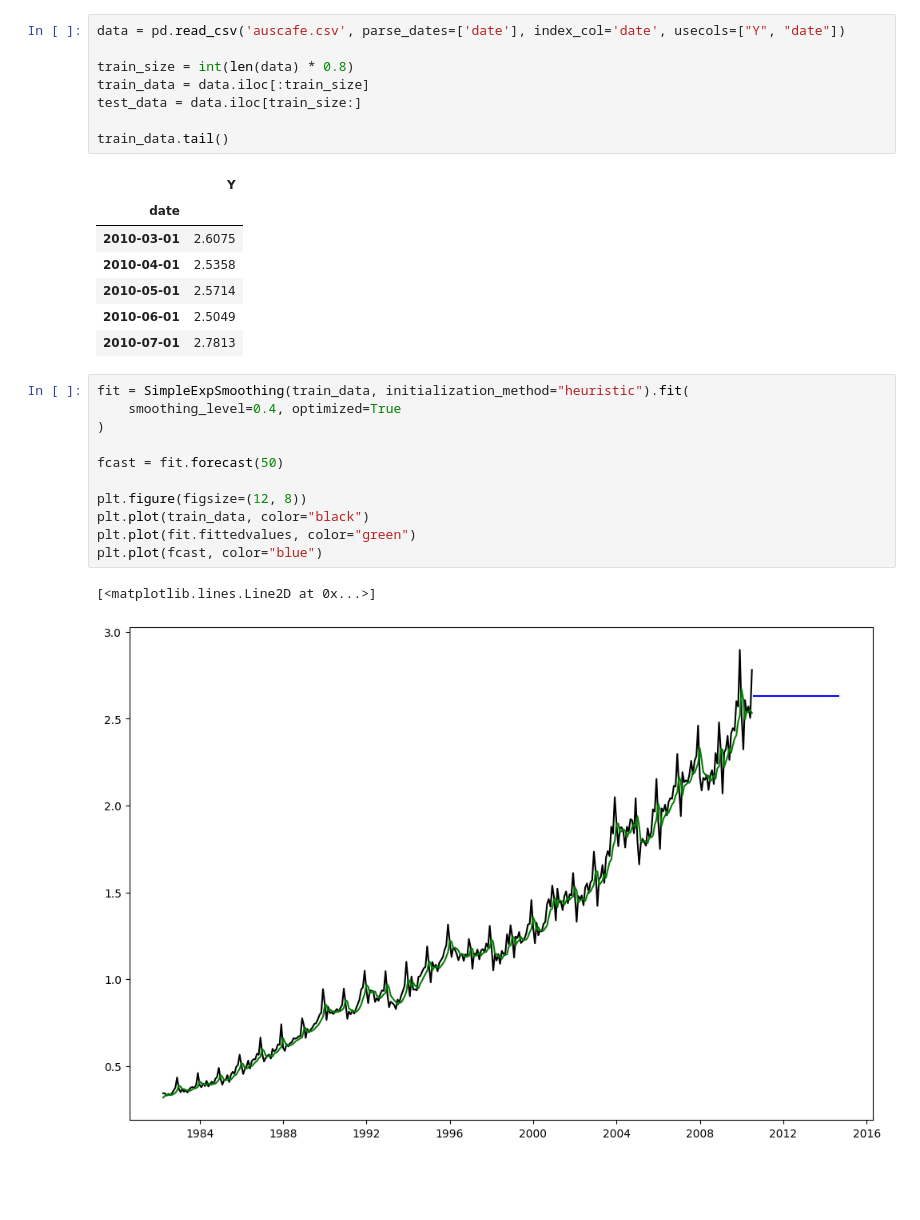
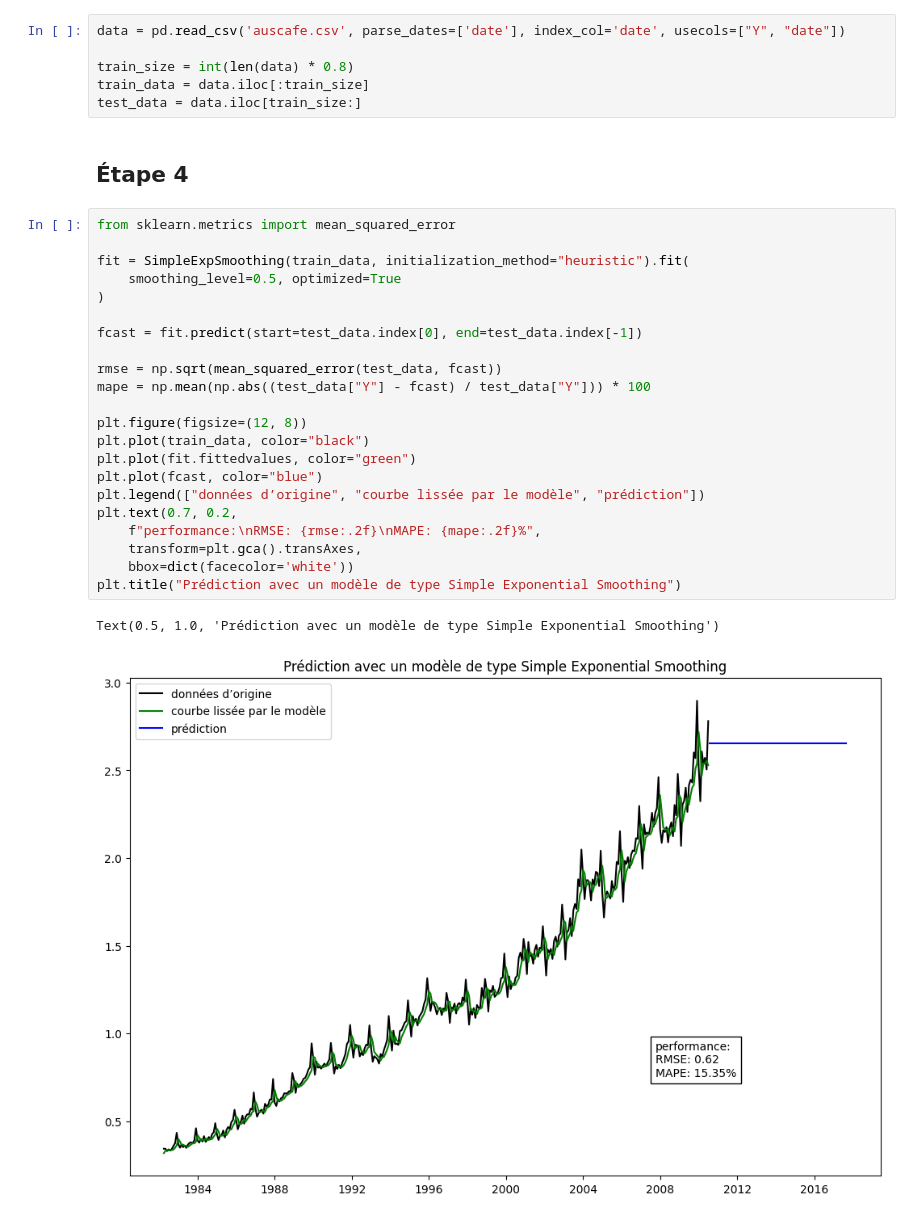
Before and after one commit to Nyaaw/PCDLabs, a Jupyter notebook: Labo8/lab8.ipynb, the cells around one changed output. Cells and saved outputs as stored; diff of their text form; blank space fills up the shorter version.

```diff
--- a/Labo8/lab8.ipynb
+++ b/Labo8/lab8.ipynb
@@ -10,27 +16,30 @@ data = pd.read_csv('auscafe.csv', parse_dates=['date'], index_col='date', usecol
 train_size = int(len(data) * 0.8)
 train_data = data.iloc[:train_size]
 test_data = data.iloc[train_size:]
-
-train_data.tail()
-# %% [output]
-|  | Y |
-| date |  |
-| 2010-03-01 | 2.6075 |
-| 2010-04-01 | 2.5358 |
-| 2010-05-01 | 2.5714 |
-| 2010-06-01 | 2.5049 |
-| 2010-07-01 | 2.7813 |
+# %% [markdown]
+## Étape 4
 # %%
+from sklearn.metrics import mean_squared_error
+
 fit = SimpleExpSmoothing(train_data, initialization_method="heuristic").fit(
-    smoothing_level=0.4, optimized=True
+    smoothing_level=0.5, optimized=True
 )
 
-fcast = fit.forecast(50)
+fcast = fit.predict(start=test_data.index[0], end=test_data.index[-1])
+
+rmse = np.sqrt(mean_squared_error(test_data, fcast))
+mape = np.mean(np.abs((test_data["Y"] - fcast) / test_data["Y"])) * 100
 
 plt.figure(figsize=(12, 8))
 plt.plot(train_data, color="black")
 plt.plot(fit.fittedvalues, color="green")
 plt.plot(fcast, color="blue")
+plt.legend(["données d’origine", "courbe lissée par le modèle", "prédiction"])
+plt.text(0.7, 0.2,
+    f"performance:\nRMSE: {rmse:.2f}\nMAPE: {mape:.2f}%",
+    transform=plt.gca().transAxes,
+    bbox=dict(facecolor='white'))
+plt.title("Prédiction avec un modèle de type Simple Exponential Smoothing")
 # %% [output]
-[<matplotlib.lines.Line2D at 0x...>]
+Text(0.5, 1.0, 'Prédiction avec un modèle de type Simple Exponential Smoothing')
-[figure, old version]
+[figure, new version]
```
Also changed, not shown: parts of 9 cells of this notebook.
